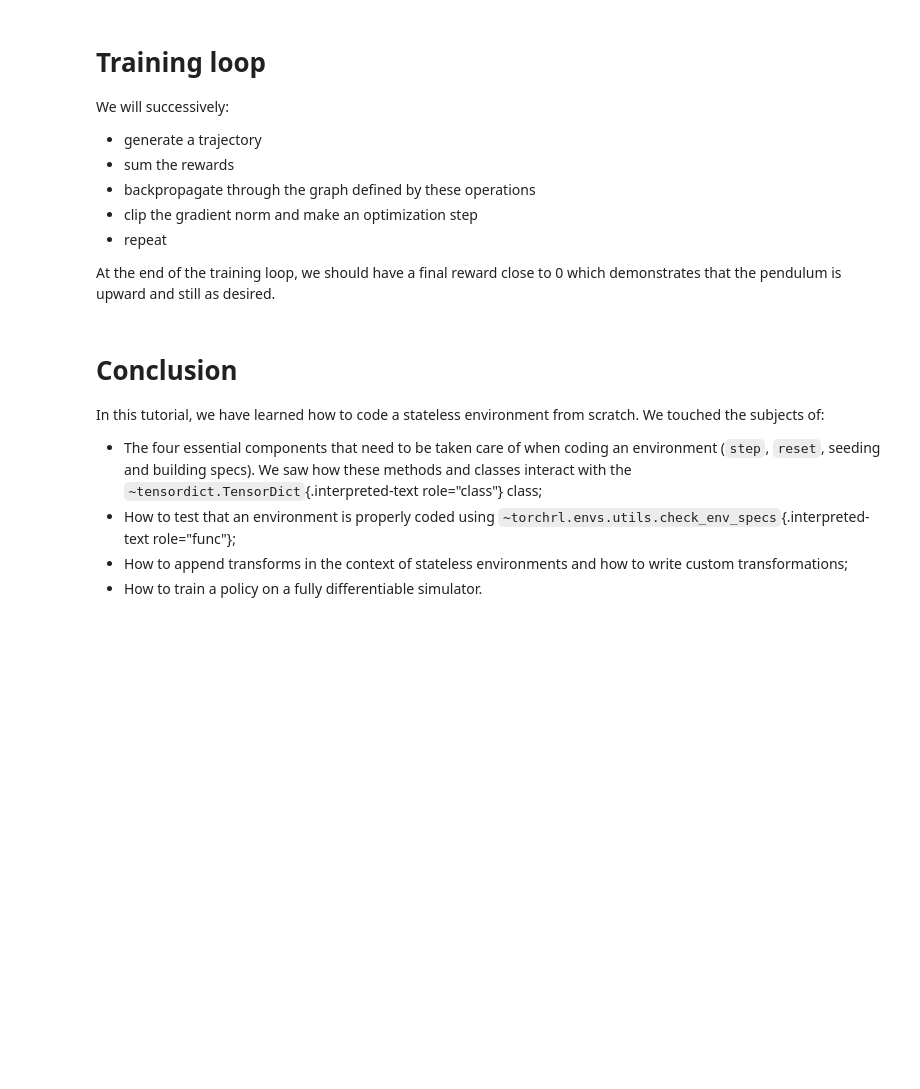
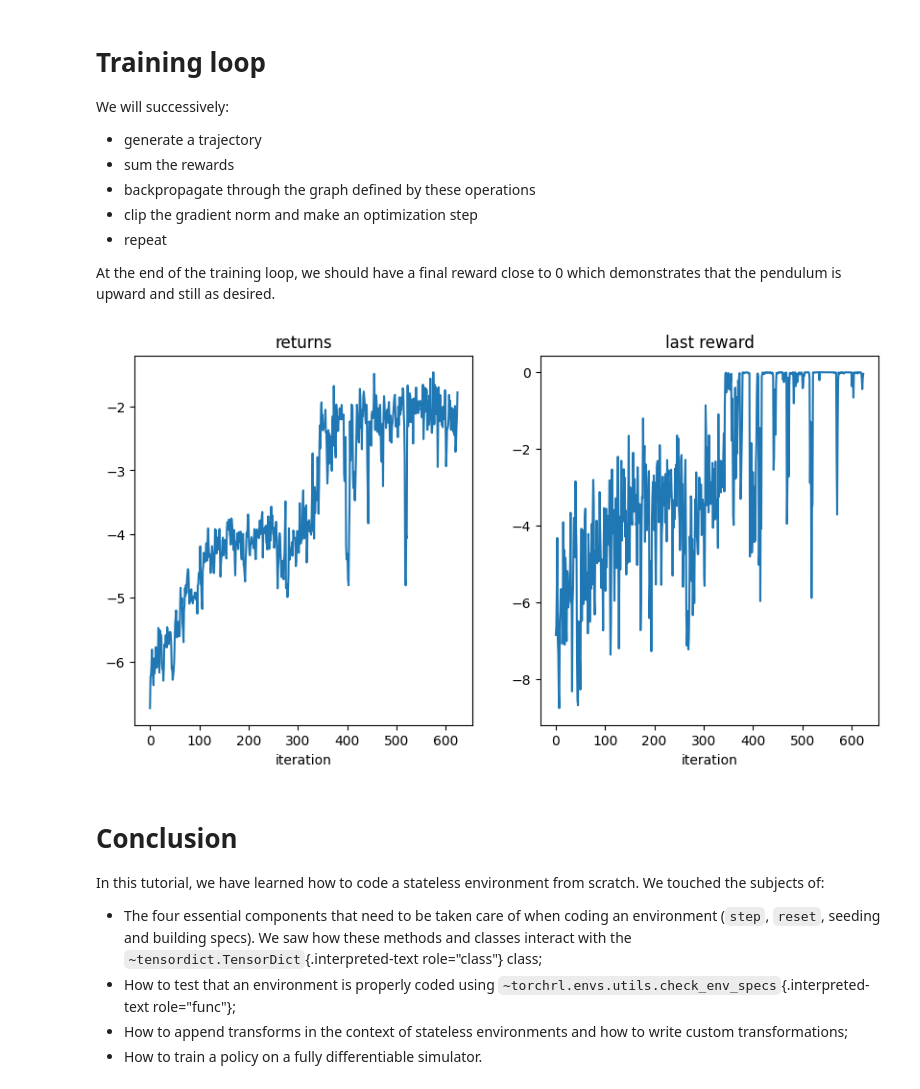
Before and after one commit to theBadMusician/PPO_pytorch, a Jupyter notebook: pendulum.ipynb, the cells around one changed output. Saved outputs shown, nothing was run; the diff lists cells and outputs as text; code cells hidden in the pictures; blank space fills up the shorter version.

Commit message:
Working pendulum env.

```diff
--- a/pendulum.ipynb
+++ b/pendulum.ipynb
@@ -307,19 +307,13 @@ non-terminating, so we always expect it to be `False`.
 # %%
 def _reset(self, tensordict):
     if tensordict is None or tensordict.is_empty():
-        # if no ``tensordict`` is passed, we generate a single set of hyperparameters
-        # Otherwise, we assume that the input ``tensordict`` contains all the relevant
-        # parameters to get started.
-        tensordict = self.gen_params(batch_size=self.batch_size)
+        tensordict = self.gen_params(batch_size=self.batch_size, device=self.device)
 
     high_th = torch.tensor(DEFAULT_X, device=self.device)
     high_thdot = torch.tensor(DEFAULT_Y, device=self.device)
     low_th = -high_th
     low_thdot = -high_thdot
 
-    # for non batch-locked environments, the input ``tensordict`` shape dictates the number
-    # of simulators run simultaneously. In other contexts, the initial
-    # random state's shape will depend upon the environment batch-size instead.
     th = (
         torch.rand(tensordict.shape, generator=self.rng, device=self.device)
         * (high_th - low_th)
@@ -337,6 +331,7 @@ def _reset(self, tensordict):
             "params": tensordict["params"],
         },
         batch_size=tensordict.shape,
+        device=self.device,
     )
     return out
 # %% [markdown]
@@ -483,25 +478,27 @@ We add a static method `PendulumEnv.gen_params`{.interpreted-text
 role="meth"} which deterministically generates a set of hyperparameters
 to be used during execution:
 # %%
-def gen_params(g=10.0, batch_size=None) -> TensorDictBase:
-    """Returns a ``tensordict`` containing the physical parameters such as gravitational force and torque or speed limits."""
+def gen_params(g=10.0, batch_size=None, device='cpu') -> TensorDictBase:
+    """Returns a tensordict containing the physical parameters such as gravitational force and torque or speed limits."""
     if batch_size is None:
         batch_size = []
     td = TensorDict(
         {
             "params": TensorDict(
                 {
-                    "max_speed": 8,
-                    "max_torque": 2.0,
-                    "dt": 0.05,
-                    "g": g,
-                    "m": 1.0,
-                    "l": 1.0,
+                    "max_speed": torch.tensor(8, device=device),
+                    "max_torque": torch.tensor(2.0, device=device),
+                    "dt": torch.tensor(0.05, device=device),
+                    "g": torch.tensor(g, device=device),
+                    "m": torch.tensor(1.0, device=device),
+                    "l": torch.tensor(1.0, device=device),
                 },
                 [],
+                device=device,
             )
         },
         [],
+        device=device,
     )
     if batch_size:
         td = td.expand(batch_size).contiguous()
@@ -549,6 +546,6 @@ TorchRL provides a simple function
 check that a (transformed) environment has an input/output structure
 that matches the one dictated by its specs. Let us try it out:
 # %%
-env = PendulumEnv()
+env = PendulumEnv(device="cuda")
 check_env_specs(env)
 # %% [output]
@@ -829,14 +954,16 @@ torch.manual_seed(0)
 env.set_seed(0)
 
 net = nn.Sequential(
-    nn.Linear(3, 64),  # Input dimension is 3 (sin, cos, thdot)
+    nn.Linear(3, 64),
     nn.Tanh(),
     nn.Linear(64, 64),
     nn.Tanh(),
     nn.Linear(64, 64),
     nn.Tanh(),
     nn.Linear(64, 1),
-)
+).to(device)  # Move network to the correct device
+
+
 policy = TensorDictModule(
     net,
     in_keys=["observation"],
@@ -867,7 +994,8 @@ scheduler = torch.optim.lr_scheduler.CosineAnnealingLR(optim, 20_000)
 logs = defaultdict(list)
 
 for _ in pbar:
-    init_td = env.reset(env.gen_params(batch_size=[batch_size]))
+    init_td = env.reset(env.gen_params(batch_size=[batch_size], device=device))
+    init_td = init_td.to(device)  # Move to the correct device
     rollout = env.rollout(100, policy, tensordict=init_td, auto_reset=False)
     traj_return = rollout["next", "reward"].mean()
     (-traj_return).backward()
@@ -881,33 +1009,35 @@ for _ in pbar:
     logs["return"].append(traj_return.item())
     logs["last_reward"].append(rollout[..., -1]["next", "reward"].mean().item())
     scheduler.step()
 
 
 def plot():
     import matplotlib
     from matplotlib import pyplot as plt
 
     is_ipython = "inline" in matplotlib.get_backend()
     if is_ipython:
         from IPython import display
 
     with plt.ion():
         plt.figure(figsize=(10, 5))
         plt.subplot(1, 2, 1)
         plt.plot(logs["return"])
         plt.title("returns")
         plt.xlabel("iteration")
         plt.subplot(1, 2, 2)
         plt.plot(logs["last_reward"])
         plt.title("last reward")
         plt.xlabel("iteration")
         if is_ipython:
             display.display(plt.gcf())
             display.clear_output(wait=True)
         plt.show()
 
 
 plot()
+# %% [output]
+[figure, added]
 # %% [markdown]
 Conclusion
 ==========
```
Also changed, not shown: parts of 12 cells of this notebook.
